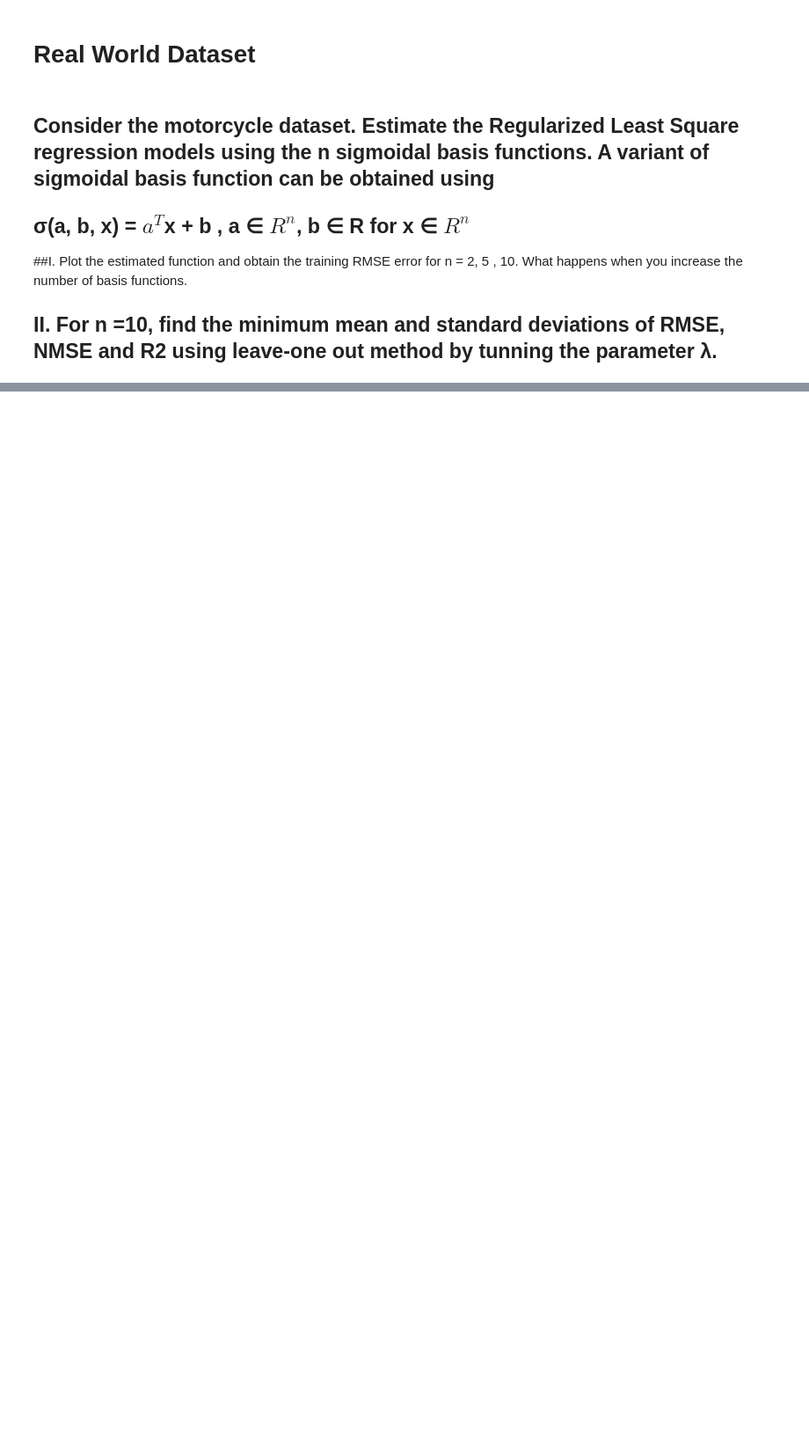
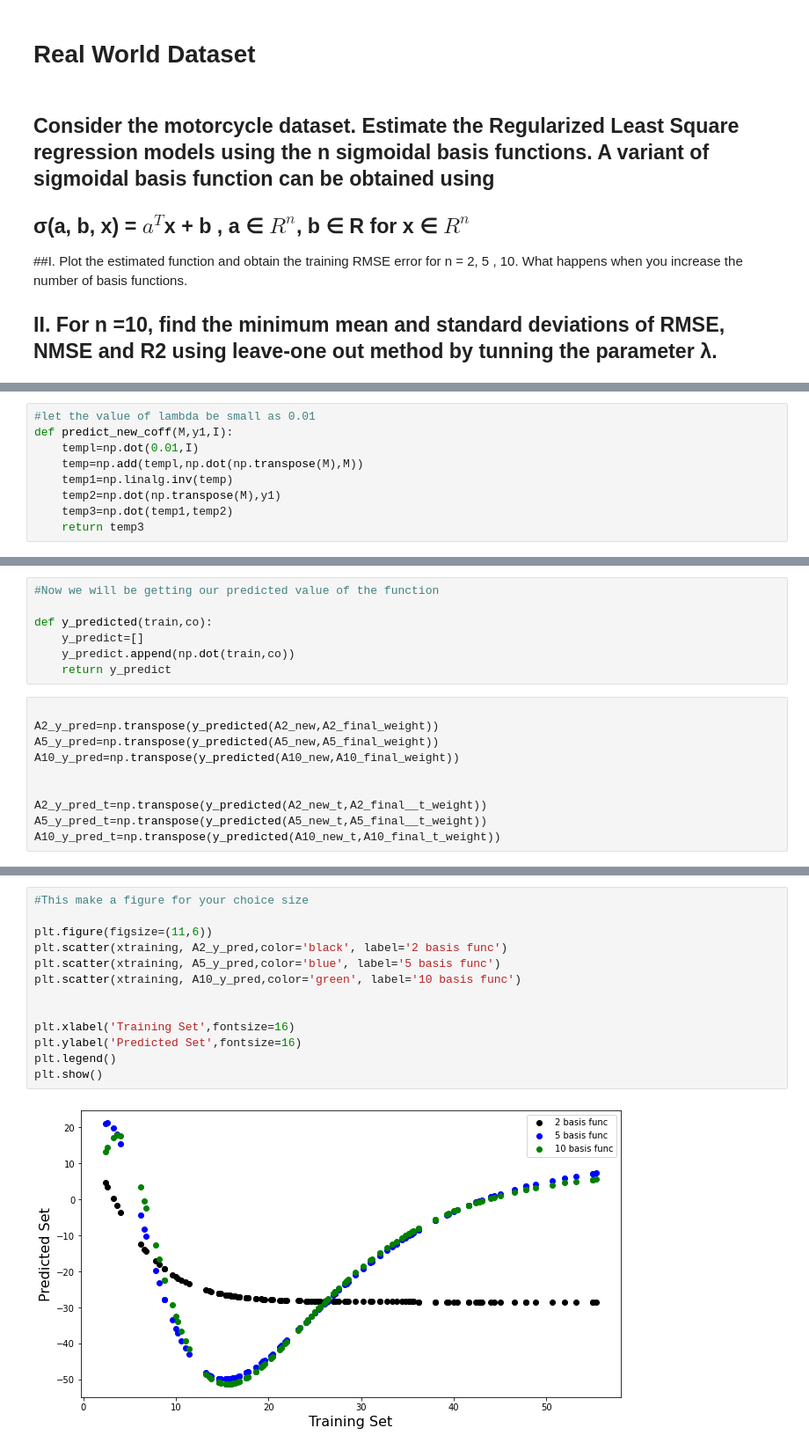
Before and after one commit to Rohanjos97/machine-learning-assignments, a Jupyter notebook: assignment 2/Assignment2.ipynb, the cells around one changed output, grey strips where cells are left out. Shown at 88% size. Cells and saved outputs as stored; diff of their text form; blank space fills up the shorter version.

```diff
--- a/assignment 2/Assignment2.ipynb
+++ b/assignment 2/Assignment2.ipynb
@@ -1151,0 +1522,9 @@ max_value
+# %%
+#let the value of lambda be small as 0.01
+def predict_new_coff(M,y1,I):
+    templ=np.dot(0.01,I)
+    temp=np.add(templ,np.dot(np.transpose(M),M))
+    temp1=np.linalg.inv(temp)
+    temp2=np.dot(np.transpose(M),y1)
+    temp3=np.dot(temp1,temp2)
+    return temp3
@@ -1151,0 +1565,17 @@ max_value
+# %%
+#Now we will be getting our predicted value of the function
+
+def y_predicted(train,co):
+    y_predict=[]
+    y_predict.append(np.dot(train,co))
+    return y_predict
+# %%
+
+A2_y_pred=np.transpose(y_predicted(A2_new,A2_final_weight))
+A5_y_pred=np.transpose(y_predicted(A5_new,A5_final_weight))
+A10_y_pred=np.transpose(y_predicted(A10_new,A10_final_weight))
+
+
+A2_y_pred_t=np.transpose(y_predicted(A2_new_t,A2_final__t_weight))
+A5_y_pred_t=np.transpose(y_predicted(A5_new_t,A5_final__t_weight))
+A10_y_pred_t=np.transpose(y_predicted(A10_new_t,A10_final_t_weight))
@@ -1151,0 +1638,15 @@ max_value
+# %%
+#This make a figure for your choice size
+
+plt.figure(figsize=(11,6))
+plt.scatter(xtraining, A2_y_pred,color='black', label='2 basis func')
+plt.scatter(xtraining, A5_y_pred,color='blue', label='5 basis func')
+plt.scatter(xtraining, A10_y_pred,color='green', label='10 basis func')
+
+
+plt.xlabel('Training Set',fontsize=16)
+plt.ylabel('Predicted Set',fontsize=16)
+plt.legend()
+plt.show()
+# %% [output]
+[figure, added]
```
Also changed, not shown: parts of 77 cells of this notebook.
